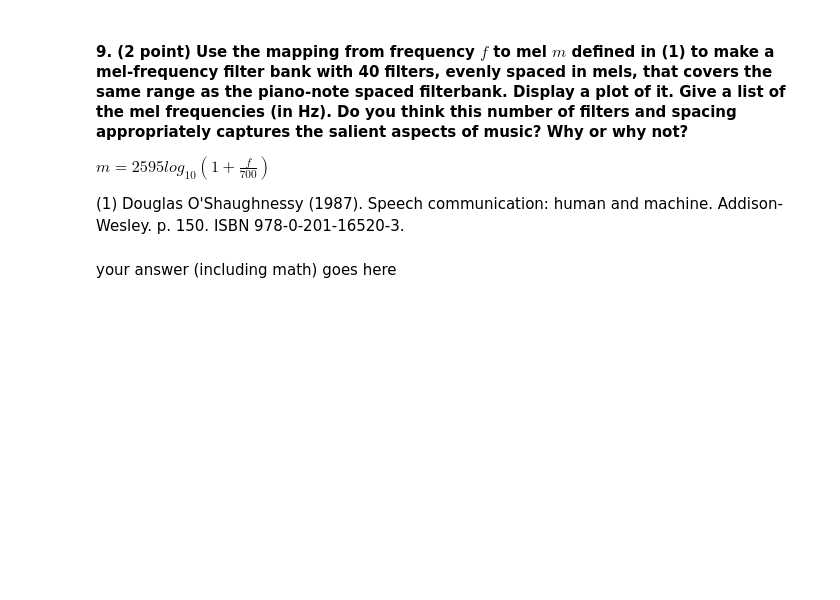
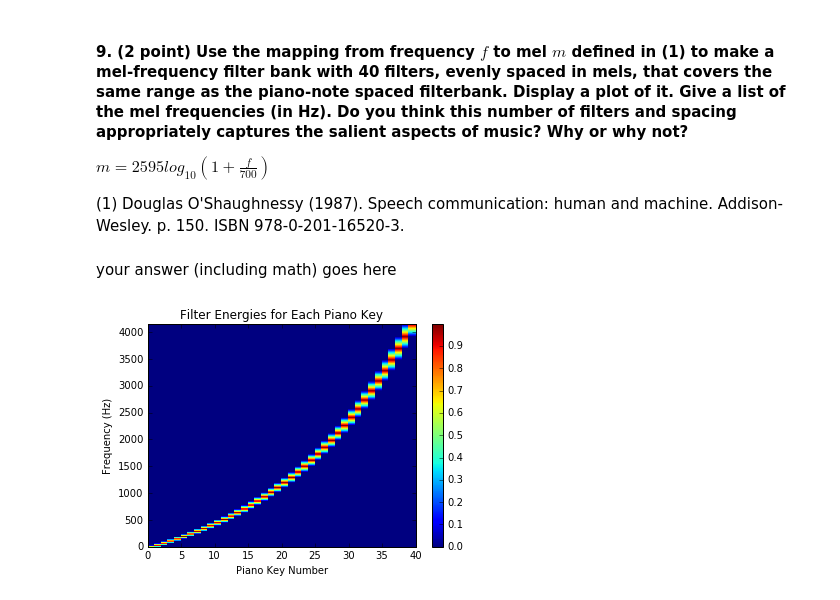
Before and after one commit to hannah-rose/musical_machines, a Jupyter notebook: HW2/HW2.ipynb, the cells around one changed output. Saved outputs shown, nothing was run; the diff lists cells and outputs as text; code cells hidden in the pictures; blank space fills up the shorter version.

```diff
--- a/HW2/HW2.ipynb
+++ b/HW2/HW2.ipynb
@@ -479,0 +478,36 @@ your answer (including math) goes here
+# %%
+#---------------------
+# your code goes below
+#---------------------
+
+# A440 is 39 keys from the top of the piano and 44 keys from the bottom
+top_piano_note =  440*2**(39.0/12)
+bottom_piano_note = 440*2**(-48.0/12)
+
+# our frequencies will be spaced 1 Hz appart in this domain
+freqs = np.linspace(bottom_piano_note,top_piano_note,(top_piano_note-bottom_piano_note + 1))
+
+# Range in mels
+mel_top = 2595*np.log10(1 + top_piano_note/700.)
+mel_bottom = 2585*np.log10(1 + bottom_piano_note/700.)
+
+# 40 center frequencies are evenly spaced in mels
+mels = np.linspace(mel_bottom, mel_top, 40)
+
+# Convert to frequency in Hz
+cfreqs = (10**(mels/2595.) - 1)*700
+
+# Create mel filterbank
+filters = make_triangular_filters(cfreqs, freqs)
+filters = filters.transpose()
+
+# Plot
+plt.pcolormesh(filters)
+plt.title('Filter Energies for Each Piano Key')
+plt.xlabel('Piano Key Number')
+plt.ylabel('Frequency (Hz)')
+plt.axis([0, filters.shape[1], 0, filters.shape[0]])
+plt.colorbar()
+plt.show()
+# %% [output]
+[figure, added]
```
Also changed, not shown: parts of 2 cells of this notebook.
